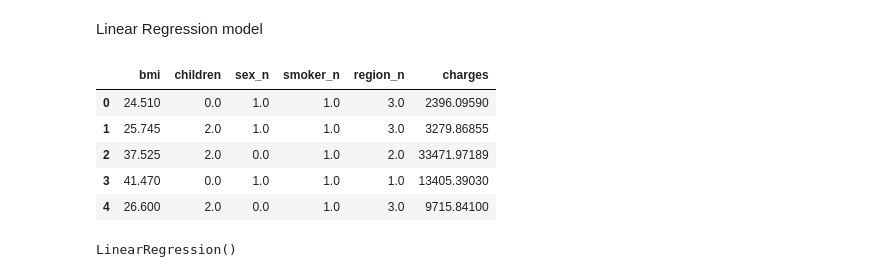
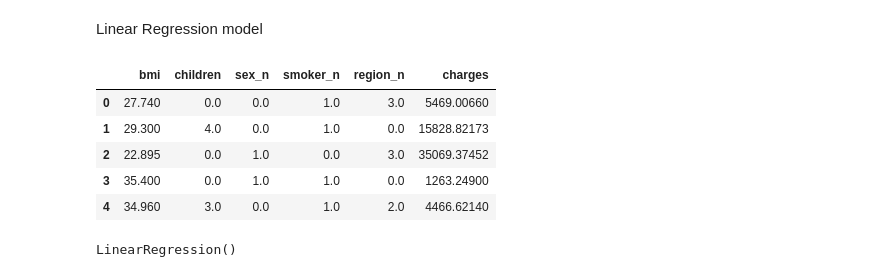
Before and after one commit to 4GeeksAcademy/Lineal_ultimo_Kurganova, a Jupyter notebook: src/dataSinOutNorm.ipynb, the cells around one changed output. Drawn from its saved outputs; the diff is of its cells as text; code cells hidden in the pictures.

```diff
--- a/src/dataSinOutNorm.ipynb
+++ b/src/dataSinOutNorm.ipynb
@@ -457,17 +465,17 @@ X_test_sel.to_csv("../data/processed/clean_testNorSinOUT.csv", index = False)
 # %% [markdown]
 Linear Regression model
 # %%
-train_data = pd.read_csv("../data/processed/clean_trainNorSinOUT.csv")
-test_data = pd.read_csv("../data/processed/clean_testNorSinOUT.csv")
+train_data = pd.read_csv("../data/processed/clean_trainNorSinOUTN.csv")
+test_data = pd.read_csv("../data/processed/clean_testNorSinOUTN.csv")
 
 train_data.head()
 # %% [output]
 |  | bmi | children | sex_n | smoker_n | region_n | charges |
-| 0 | 24.510 | 0.0 | 1.0 | 1.0 | 3.0 | 2396.09590 |
-| 1 | 25.745 | 2.0 | 1.0 | 1.0 | 3.0 | 3279.86855 |
-| 2 | 37.525 | 2.0 | 0.0 | 1.0 | 2.0 | 33471.97189 |
-| 3 | 41.470 | 0.0 | 1.0 | 1.0 | 1.0 | 13405.39030 |
-| 4 | 26.600 | 2.0 | 0.0 | 1.0 | 3.0 | 9715.84100 |
+| 0 | 27.740 | 0.0 | 0.0 | 1.0 | 3.0 | 5469.00660 |
+| 1 | 29.300 | 4.0 | 0.0 | 1.0 | 0.0 | 15828.82173 |
+| 2 | 22.895 | 0.0 | 1.0 | 0.0 | 3.0 | 35069.37452 |
+| 3 | 35.400 | 0.0 | 1.0 | 1.0 | 0.0 | 1263.24900 |
+| 4 | 34.960 | 3.0 | 0.0 | 1.0 | 2.0 | 4466.62140 |
 # %%
 X_train = train_data.drop(["charges"], axis = 1)
 y_train = train_data["charges"]
```
Also changed, not shown: parts of 8 cells of this notebook, 10 other files.
